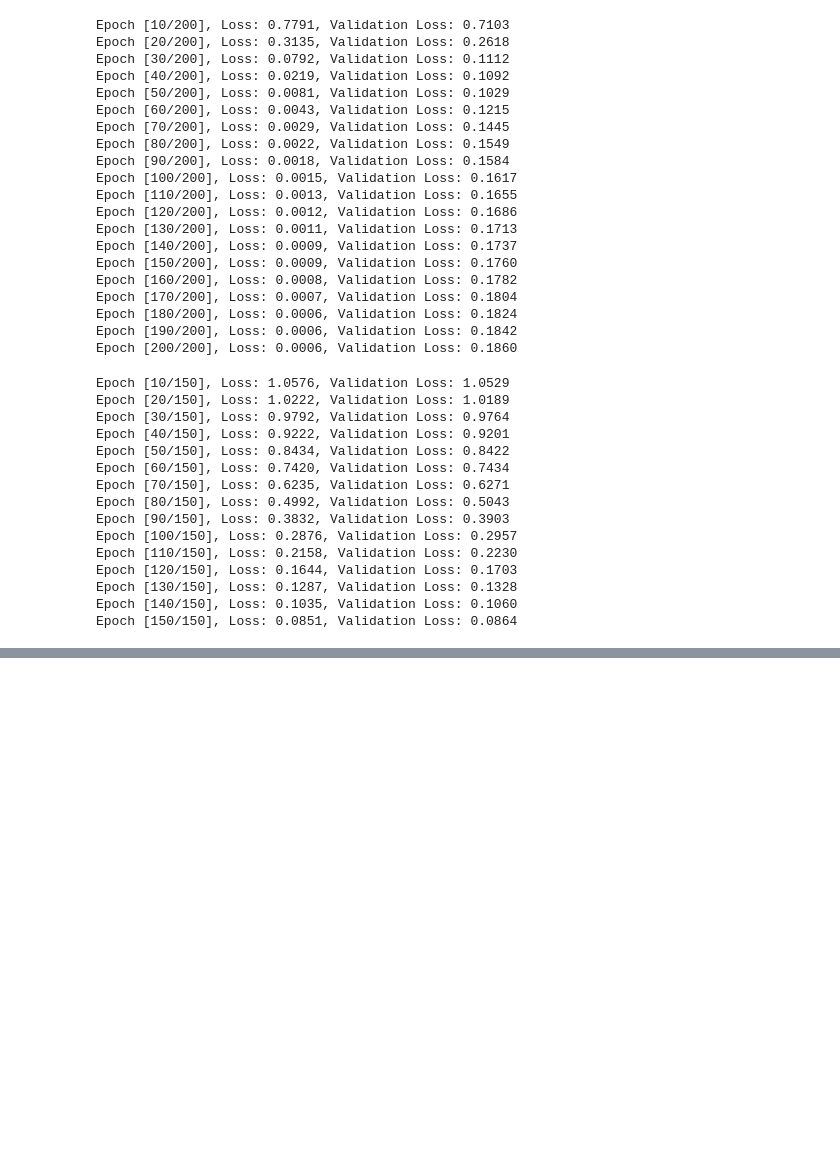
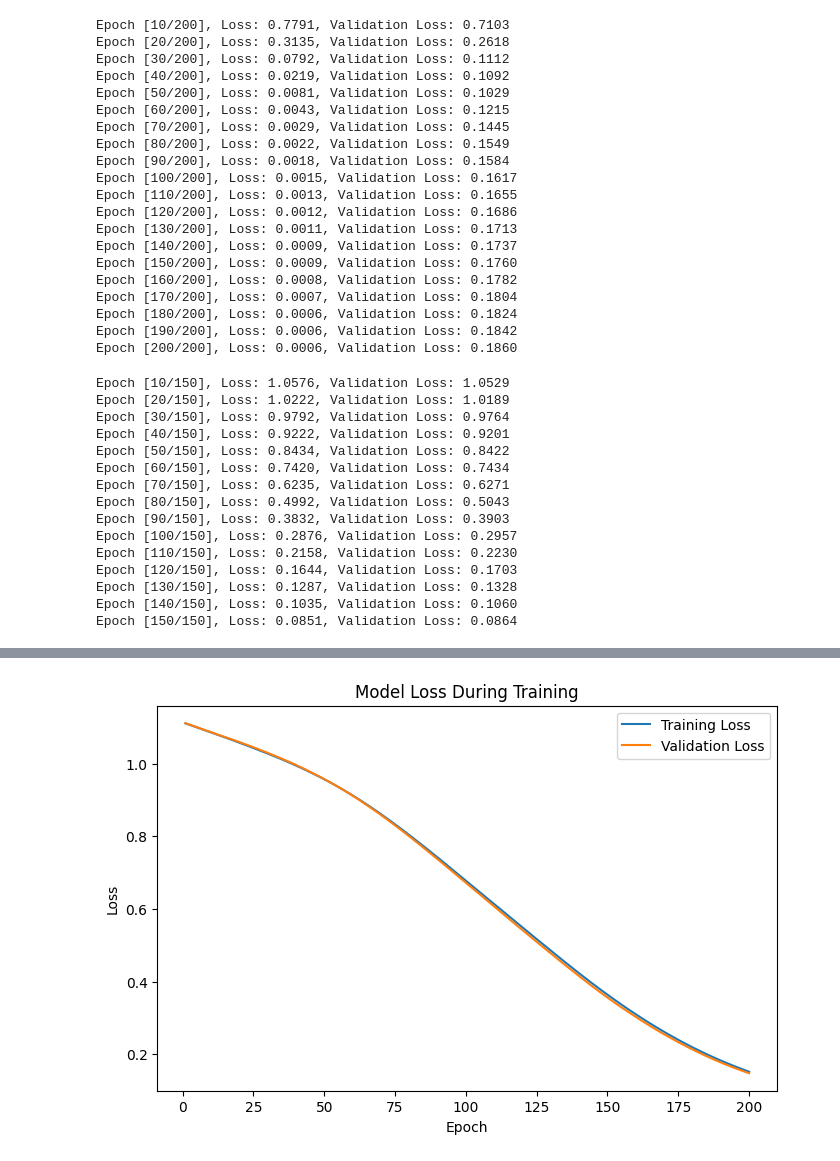
Before and after one commit to Amoako419/PyTorch, a Jupyter notebook: wine_dataset.ipynb, the cells around one changed output, grey strips where cells are left out. Drawn from its saved outputs; the diff is of its cells as text; code cells hidden in the pictures; blank space fills up the shorter version.

```diff
--- a/wine_dataset.ipynb
+++ b/wine_dataset.ipynb
@@ -353,0 +444,68 @@ Epoch [150/150], Loss: 0.0851, Validation Loss: 0.0864
+# %%
+import torch
+import torch.nn as nn
+import torch.optim as optim
+from sklearn.datasets import load_wine
+from sklearn.model_selection import train_test_split
+from sklearn.metrics import accuracy_score
+from sklearn.preprocessing import StandardScaler
+import matplotlib.pyplot as plt
+
+# Load preprocessed data
+X_train, X_test, y_train, y_test = load_preprocessed_data()
+
+# Define the model
+model = nn.Sequential(
+    nn.Linear(13, 10),
+    nn.ReLU(),
+    nn.Linear(10, 10),
+    nn.ReLU(),
+    nn.Linear(10, 3)
+)
+
+# Define criterion and optimizer
+criterion = nn.CrossEntropyLoss()
+optimizer = optim.Adam(model.parameters(), lr=0.001)
+
+# Train the model
+num_epochs = 200
+history = {'loss': [], 'val_loss': []}
+for epoch in range(num_epochs):
+    model.train()
+    optimizer.zero_grad()
+    outputs = model(X_train)
+    loss = criterion(outputs, y_train)
+    loss.backward()
+    optimizer.step()
+    history['loss'].append(loss.item())
+
+    model.eval()
+    with torch.no_grad():
+        outputs_val = model(X_test)
+        val_loss = criterion(outputs_val, y_test)
+        history['val_loss'].append(val_loss.item())
+
+# Evaluate on test data
+model.eval()
+with torch.no_grad():
+    outputs = model(X_test)
+    test_loss = criterion(outputs, y_test).item()
+    _, predicted = torch.max(outputs, 1)
+    test_accuracy = accuracy_score(y_test, predicted)
+
+print(f'Test Accuracy: {test_accuracy:.4f}, Test Loss: {test_loss:.4f}')
+
+# Plotting actual training and validation loss
+epochs = range(1, num_epochs + 1)
+train_loss = history['loss']
+val_loss = history['val_loss']
+
+plt.figure(figsize=(8, 5))
+plt.plot(epochs, train_loss, label='Training Loss')
+plt.plot(epochs, val_loss, label='Validation Loss')
+plt.title('Model Loss During Training')
+plt.ylabel('Loss')
+plt.xlabel('Epoch')
+plt.legend()
+plt.show()
+# %% [output]
@@ -353,0 +513 @@ Epoch [150/150], Loss: 0.0851, Validation Loss: 0.0864
+[figure, added]
```
Also changed, not shown: parts of 3 cells of this notebook, 1 other file.
